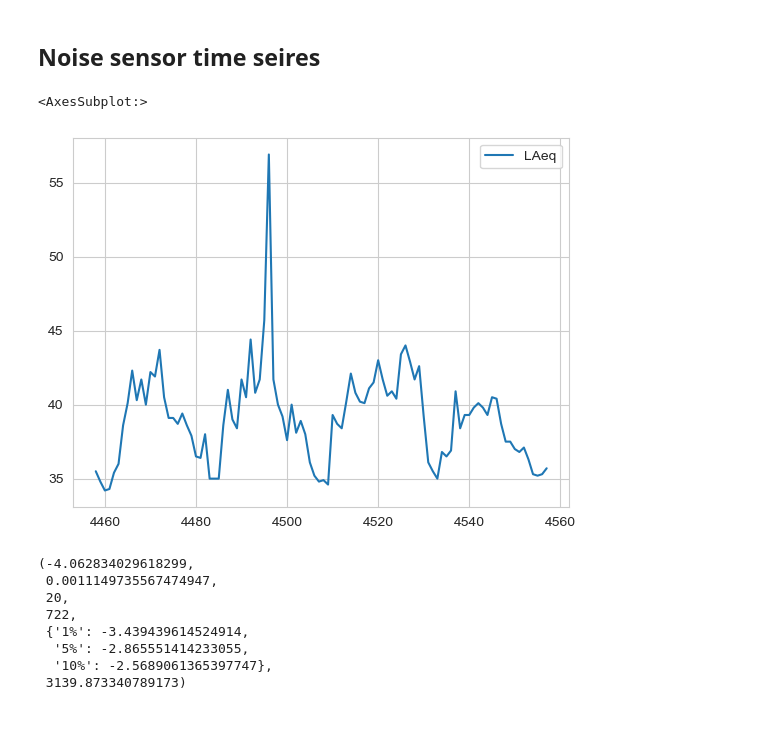
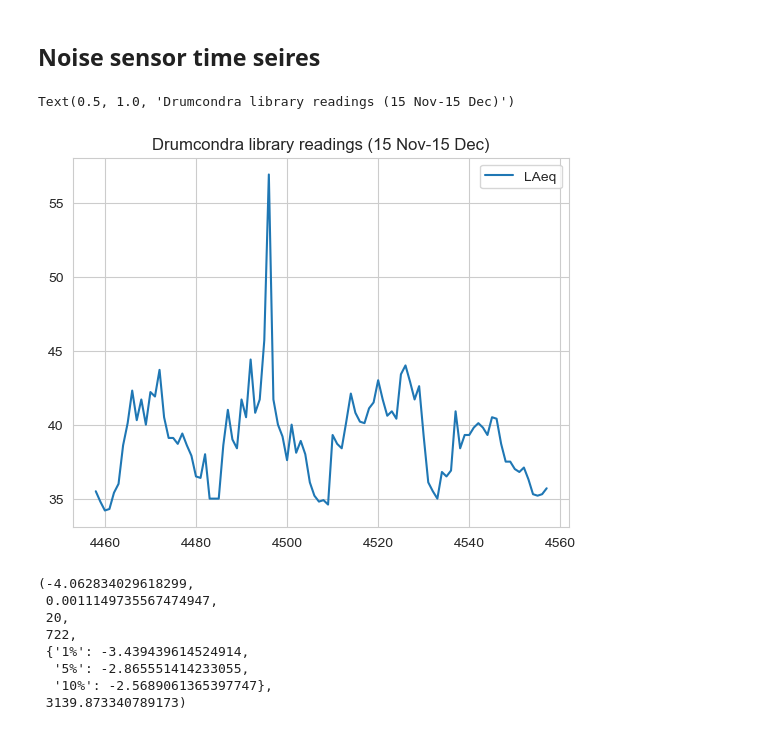
Before and after one commit to alexCCTcollege/Capstone, a Jupyter notebook: Transform.ipynb, the cells around one changed output. Cells and saved outputs as stored; diff of their text form; code cells hidden in the pictures.

```diff
--- a/Transform.ipynb
+++ b/Transform.ipynb
@@ -1043,11 +1043,12 @@ MAPE 2: 0.38219398443844516
 # %%
 #time series using Drumcondra_library sensor
 Test = Noise[Noise['sensor']=="Drumcondra_library"]
 
 sns.lineplot(Test[:100])
+plt.title('Drumcondra library readings (15 Nov-15 Dec)')
 # %% [output]
-<AxesSubplot:>
+Text(0.5, 1.0, 'Drumcondra library readings (15 Nov-15 Dec)')
-[figure, old version]
+[figure, new version]
 # %%
 from statsmodels.tsa.stattools import adfuller
 adfuller(Test['LAeq'])
```
Also changed, not shown: parts of 3 cells of this notebook, 6 other files.
